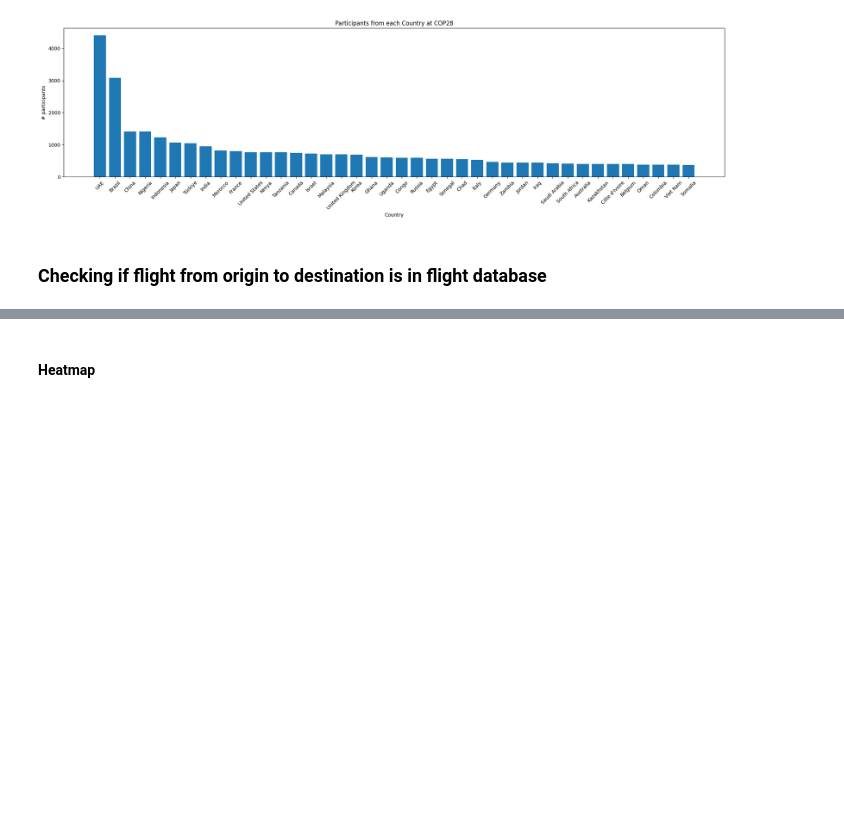
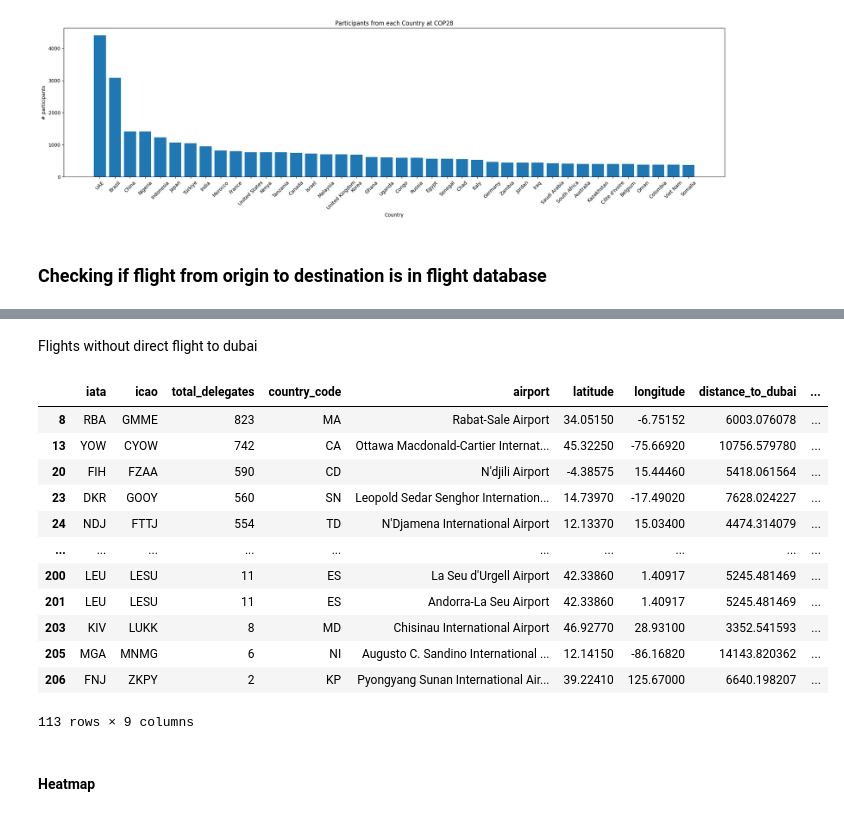
Before and after one commit to lukasschirren/COP_flight_analysis, a Jupyter notebook: cop28_delegate_list.ipynb, the cells around one changed output, grey strips where cells are left out. Saved outputs shown, nothing was run; the diff lists cells and outputs as text; code cells hidden in the pictures; blank space fills up the shorter version.

Commit message:
Split into direct and non-direct flights

```diff
--- a/cop28_delegate_list.ipynb
+++ b/cop28_delegate_list.ipynb
@@ -145,8 +146,0 @@ destination_dubai[destination_dubai['origin_airport'] == 'MNMG'] #[['origin_airp
-# %%
-# Merge the DataFrames on the column you want to compare
-merged_df = airport_location.merge(destination_dubai, left_on='icao', right_on='origin_airport', how='inner')
-
-# Perform the comparison and create a new column in airport_location
-airport_location['comparison_result'] = merged_df['icao'] == merged_df['origin_airport']
-#airport_location['comparison_result'].unique()
-airport_location
@@ -166,0 +201,20 @@ airport_location
+# %% [markdown]
+Flights without direct flight to dubai
+# %%
+# All origins who
+airport_location['existing_flight'] = airport_location['icao'].isin(merged_df['origin_airport'])
+airport_location[airport_location['existing_flight'] == False]
+# %% [output]
+|  | iata | icao | total_delegates | country_code | airport | latitude | longitude | distance_to_dubai | ... |
+| 8 | RBA | GMME | 823 | MA | Rabat-Sale Airport | 34.05150 | -6.75152 | 6003.076078 | ... |
+| 13 | YOW | CYOW | 742 | CA | Ottawa Macdonald-Cartier Internat... | 45.32250 | -75.66920 | 10756.579780 | ... |
+| 20 | FIH | FZAA | 590 | CD | N'djili Airport | -4.38575 | 15.44460 | 5418.061564 | ... |
+| 23 | DKR | GOOY | 560 | SN | Leopold Sedar Senghor Internation... | 14.73970 | -17.49020 | 7628.024227 | ... |
+| 24 | NDJ | FTTJ | 554 | TD | N'Djamena International Airport | 12.13370 | 15.03400 | 4474.314079 | ... |
+| ... | ... | ... | ... | ... | ... | ... | ... | ... | ... |
+| 200 | LEU | LESU | 11 | ES | La Seu d'Urgell Airport | 42.33860 | 1.40917 | 5245.481469 | ... |
+| 201 | LEU | LESU | 11 | ES | Andorra-La Seu Airport | 42.33860 | 1.40917 | 5245.481469 | ... |
+| 203 | KIV | LUKK | 8 | MD | Chisinau International Airport | 46.92770 | 28.93100 | 3352.541593 | ... |
+| 205 | MGA | MNMG | 6 | NI | Augusto C. Sandino International ... | 12.14150 | -86.16820 | 14143.820362 | ... |
+| 206 | FNJ | ZKPY | 2 | KP | Pyongyang Sunan International Air... | 39.22410 | 125.67000 | 6640.198207 | ... |
+113 rows × 9 columns
```
Also changed, not shown: parts of 7 cells of this notebook, 3 other files.
